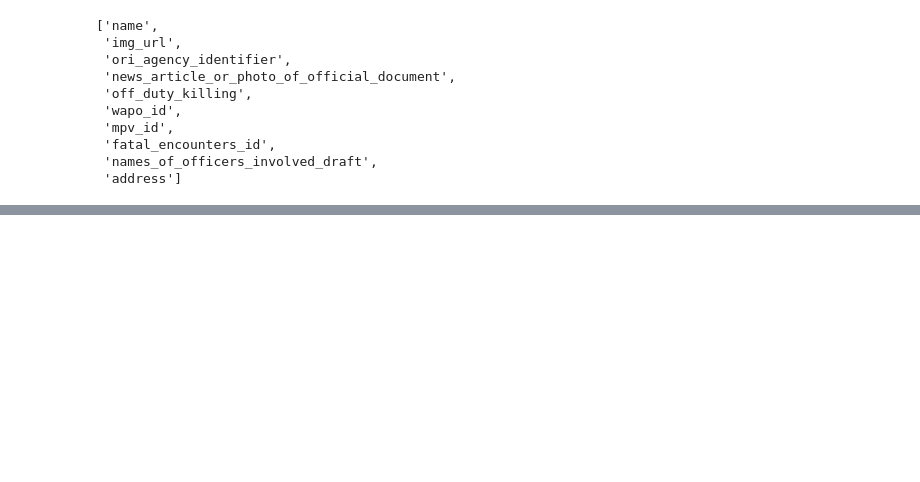
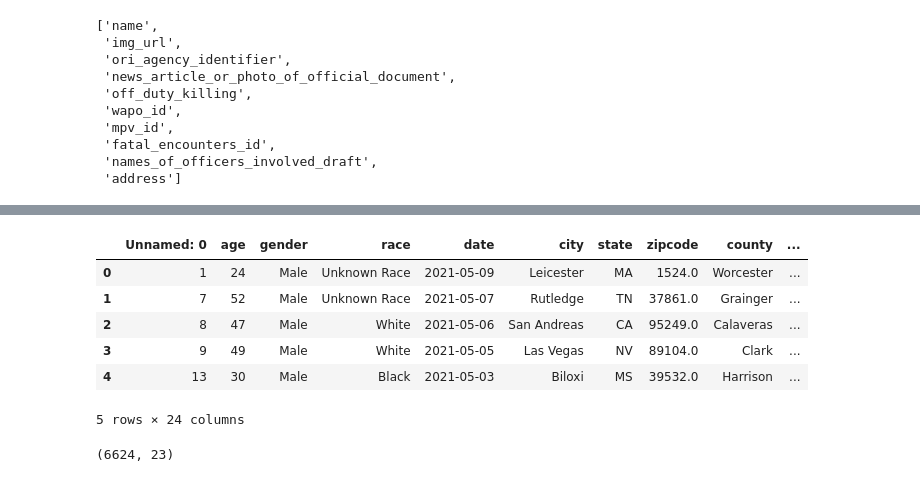
Before and after one commit to MG-Squared/americas_blues, a Jupyter notebook: prepare.ipynb, the cells around one changed output, grey strips where cells are left out. Saved outputs shown, nothing was run; the diff lists cells and outputs as text; code cells hidden in the pictures; blank space fills up the shorter version.

```diff
--- a/prepare.ipynb
+++ b/prepare.ipynb
@@ -601,0 +695,12 @@ Name: initial_reported_reason_for_encounter_draft, Length: 507, dtype: int64
+# %%
+df2 = pd.read_csv('prepped_data.csv')
+# %%
+df2.head()
+# %% [output]
+|  | Unnamed: 0 | age | gender | race | date | city | state | zipcode | county | ... |
+| 0 | 1 | 24 | Male | Unknown Race | 2021-05-09 | Leicester | MA | 1524.0 | Worcester | ... |
+| 1 | 7 | 52 | Male | Unknown Race | 2021-05-07 | Rutledge | TN | 37861.0 | Grainger | ... |
+| 2 | 8 | 47 | Male | White | 2021-05-06 | San Andreas | CA | 95249.0 | Calaveras | ... |
+| 3 | 9 | 49 | Male | White | 2021-05-05 | Las Vegas | NV | 89104.0 | Clark | ... |
+| 4 | 13 | 30 | Male | Black | 2021-05-03 | Biloxi | MS | 39532.0 | Harrison | ... |
+5 rows × 24 columns
@@ -601,0 +709,4 @@ Name: initial_reported_reason_for_encounter_draft, Length: 507, dtype: int64
+# %%
+df2.shape
+# %% [output]
+(6624, 23)
```
Also changed, not shown: parts of 19 cells of this notebook, 2 other files.
